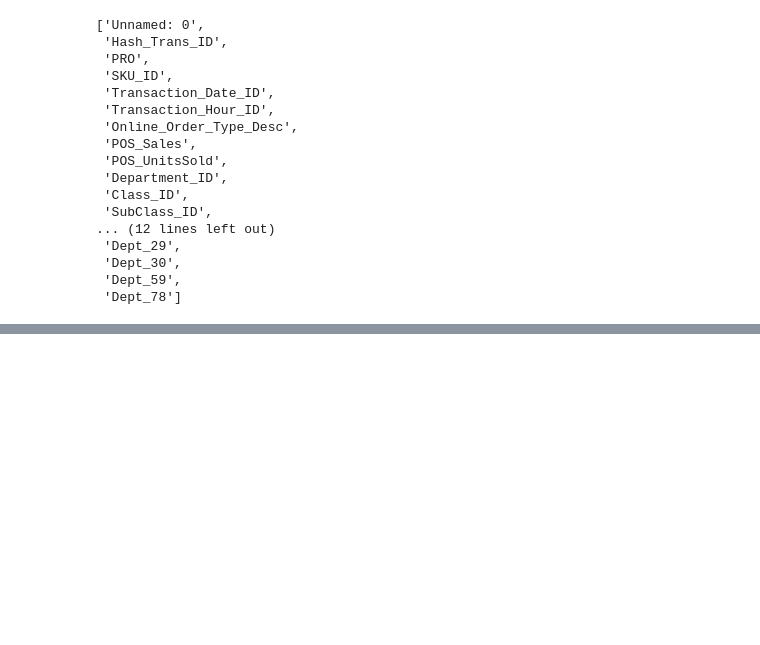
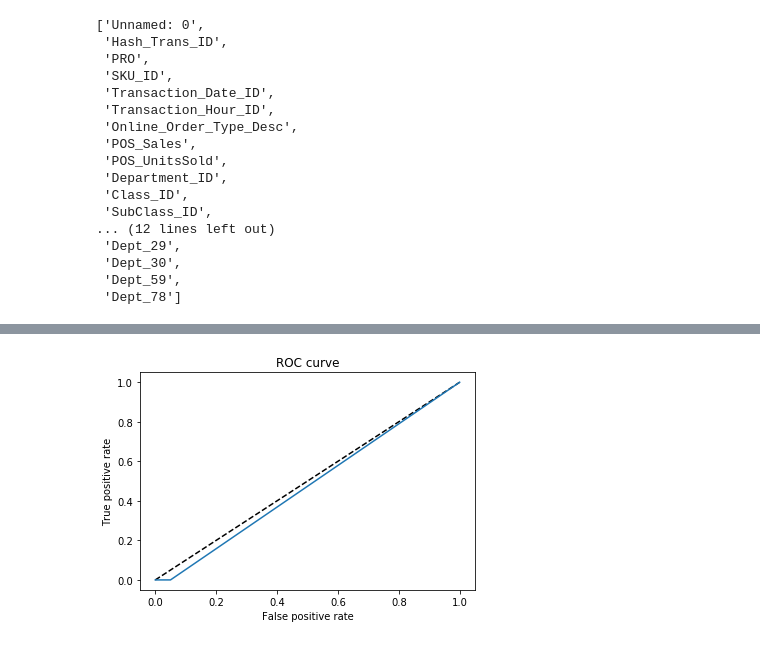
Before and after one commit to consta35/thd, a Jupyter notebook: Intro_To_Models.ipynb, the cells around one changed output, grey strips where cells are left out. Saved outputs shown, nothing was run; the diff lists cells and outputs as text; code cells hidden in the pictures; blank space fills up the shorter version.

Commit message:
Intro to Models

```diff
--- a/Intro_To_Models.ipynb
+++ b/Intro_To_Models.ipynb
@@ -119,0 +124,3 @@ actuals = y_test.astype('int')
+# %%
+url_imb = 'https://raw.githubusercontent.com/consta35/thd/master/Model_DataSet_IMBALANCED.csv'
+data_imb = pd.read_csv(url_imb)
@@ -119,0 +163,12 @@ actuals = y_test.astype('int')
+# %%
+X_train, X_test, y_train, y_test = train_test_split(X_imb, y_imb, random_state = 45)
+# %%
+rfc = RandomForestClassifier(n_estimators=250, n_jobs = -2, random_state = 12)
+rfc.fit(X_train,  y_train)
+
+# Predict the labels of the test set: y_pred
+y_pred = rfc.predict(X_test)
+
+    # Compute and print the confusion matrix and classification report
+print(confusion_matrix(y_test, y_pred))
+print(classification_report(y_test, y_pred))
@@ -120,3 +186,14 @@ actuals = y_test.astype('int')
+# %%
+fpr, tpr, _ = roc_curve(y_test, y_pred)
+# %%
+plt.plot([0, 1], [0, 1], 'k--')
+plt.plot(fpr, tpr, label='RF')
+plt.xlabel('False positive rate')
+plt.ylabel('True positive rate')
+plt.title('ROC curve')
+plt.show()
+# %% [output]
+[figure, added]
 # %%
 fpr, tpr, thresholds = metrics.roc_curve(actuals, predictions, pos_label=1)
 metrics.auc(fpr, tpr)
```
Also changed, not shown: parts of 13 cells of this notebook.
